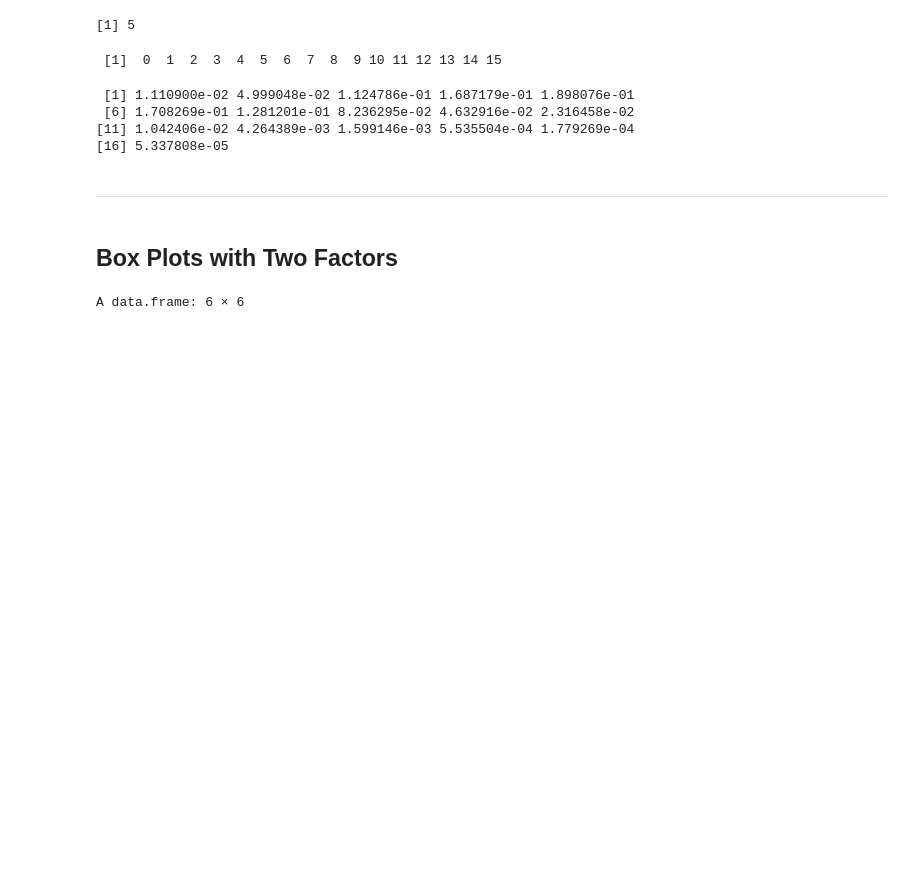
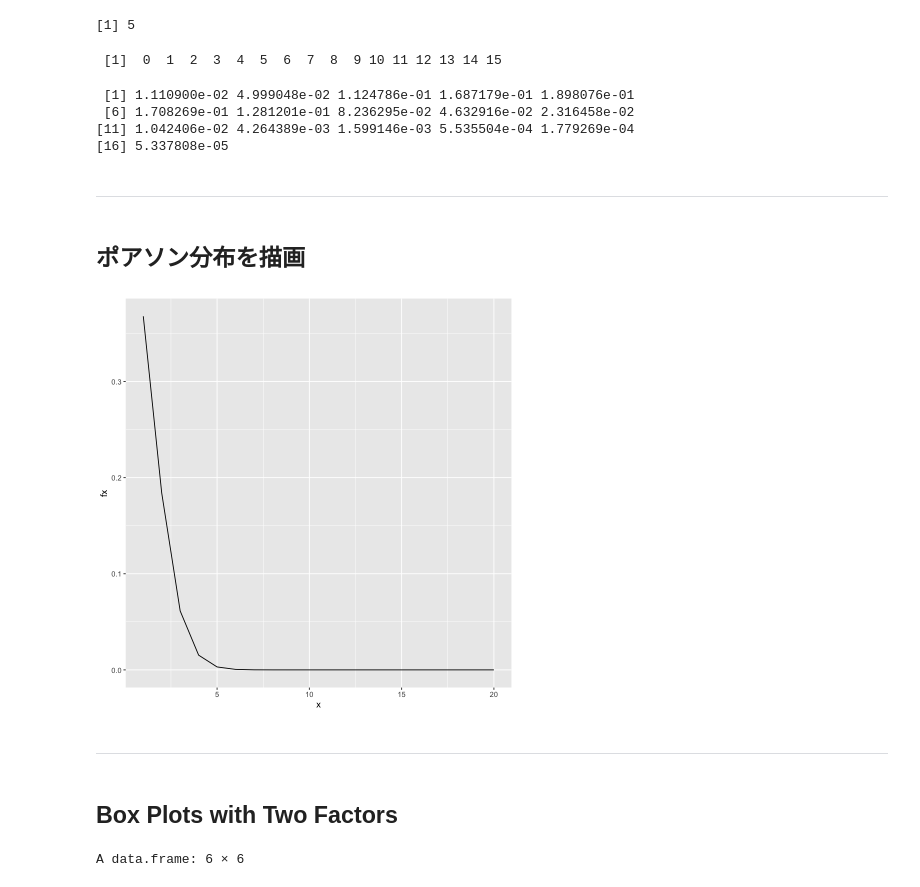
Before and after one commit to wang-zhijun/learn-statistics, a Jupyter notebook: learn-r.ipynb, the cells around one changed output. Cells and saved outputs as stored; diff of their text form; code cells hidden in the pictures; blank space fills up the shorter version.

Commit message:
ポアソン分布を描画

```diff
--- a/learn-r.ipynb
+++ b/learn-r.ipynb
@@ -137,6 +136,19 @@ dpois(x = x_vals, lambda = lambda)
  [6] 1.708269e-01 1.281201e-01 8.236295e-02 4.632916e-02 2.316458e-02
 [11] 1.042406e-02 4.264389e-03 1.599146e-03 5.535504e-04 1.779269e-04
 [16] 5.337808e-05
+# %% [markdown]
+---
+# %% [markdown]
+## ポアソン分布を描画
+# %%
+library(ggplot2)
+x <- 1:20
+fx <- dpois(x=x, lambda=1)
+data <-data.frame(x=x,y=fx)
+ggplot(data, aes(x=x,y=fx)) +
+    geom_line()
+# %% [output]
+[figure, added]
 # %% [markdown]
 ---
 # %% [markdown]
```
Also changed, not shown: parts of 1 cell of this notebook.
